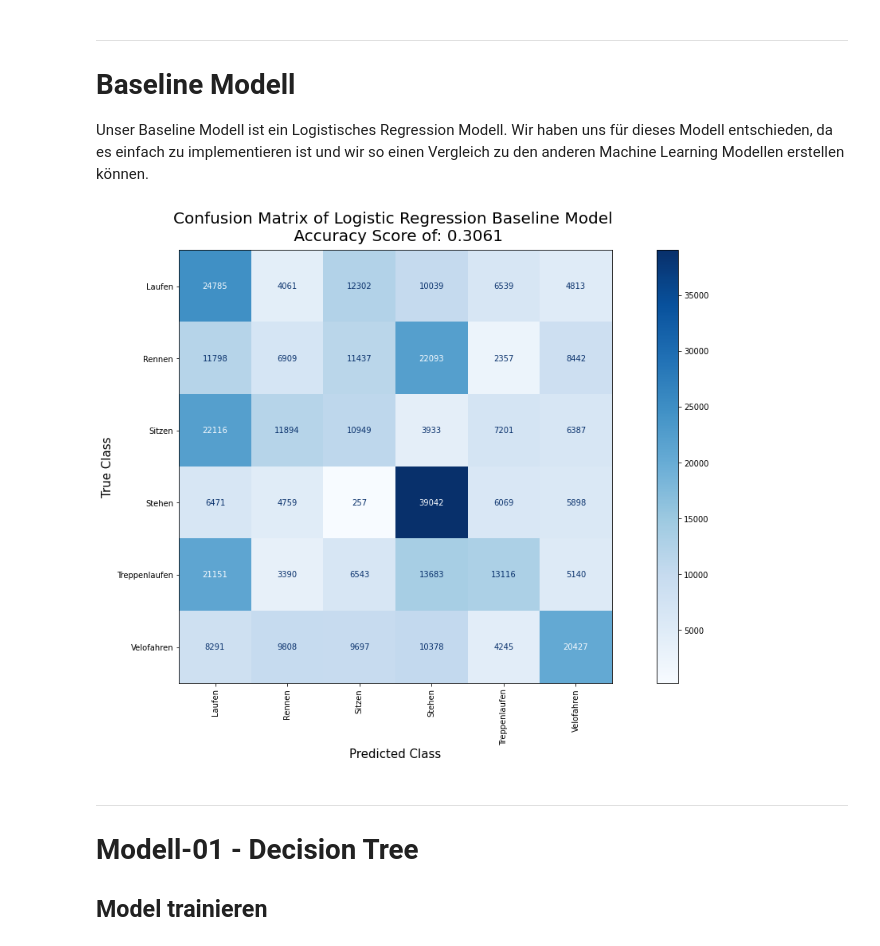
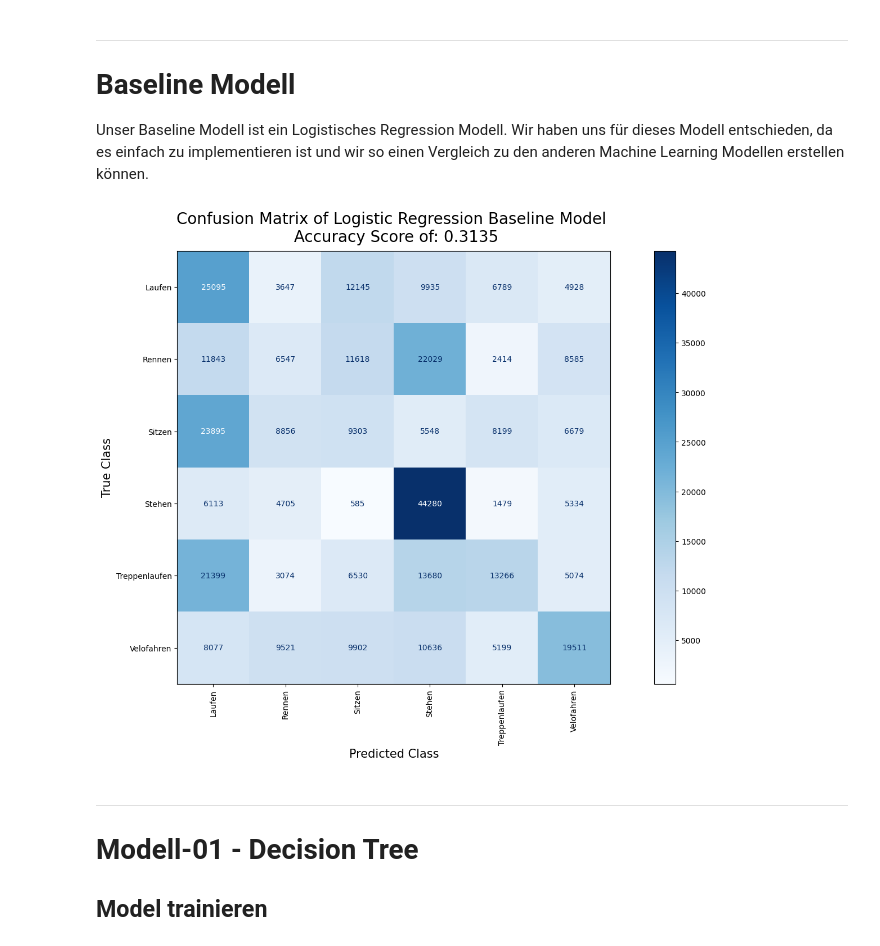
Before and after one commit to CDL1-Sensor/Sensor-Klassifikation-ohne-Deep-Learning, a Jupyter notebook: ML-Modelle.ipynb, the cells around one changed output. Drawn from its saved outputs; the diff is of its cells as text; code cells hidden in the pictures.

```diff
--- a/ML-Modelle.ipynb
+++ b/ML-Modelle.ipynb
@@ -249,30 +249,30 @@ Oversample and Undersampling Data Works
 Unser Baseline Modell ist ein Logistisches Regression Modell. Wir haben uns für dieses Modell entschieden, da es einfach zu implementieren ist und wir so einen Vergleich zu den anderen Machine Learning Modellen erstellen können.
 # %%
 # create a logistic regression model for multiclass classification with sklearn
-logistic_regression = LogisticRegression(multi_class = "multinomial", solver = "lbfgs", max_iter = 1000, n_jobs=-1, random_state = 10)
+logistic_regression = LogisticRegression(multi_class = "ovr", solver = "lbfgs", max_iter = 1000, n_jobs=-1, random_state = 10)
 
 # fit the logistic regression model
 logistic_regression.fit(X = baseline_train_X, y = baseline_train_y)
 
 # predict the classes for the val data
 baseline_val_y_pred = logistic_regression.predict(X = baseline_val_X)
 
 # calculate the accuracy of the logistic regression model with train data and val data
 baseline_val_accuracy = accuracy_score(y_true = baseline_val_y, y_pred = baseline_val_y_pred)
 
 # create a confusion matrix display
 baseline_confmatrix = confusion_matrix(y_true = baseline_val_y, y_pred = baseline_val_y_pred)
 
 # plot the confusion matrix of the logistic regression model
 fig, ax = plt.subplots(figsize = (20,10))
 disp = ConfusionMatrixDisplay(confusion_matrix=baseline_confmatrix, display_labels=logistic_regression.classes_)
 disp.plot(ax = ax, cmap = "Blues", values_format = "d", xticks_rotation = 'vertical')
 plt.title("Confusion Matrix of Logistic Regression Baseline Model \n Accuracy Score of: " + str(round(baseline_val_accuracy, 4)), fontsize = 20, y = 1.01)
 plt.xlabel("Predicted Class", fontsize = 15)
 plt.ylabel("True Class", fontsize = 15)
 plt.show()
 # %% [output]
-[figure, old version]
+[figure, new version]
 # %% [markdown]
 ---
 # Modell-01 - Decision Tree
```
Also changed, not shown: parts of 4 cells of this notebook.
